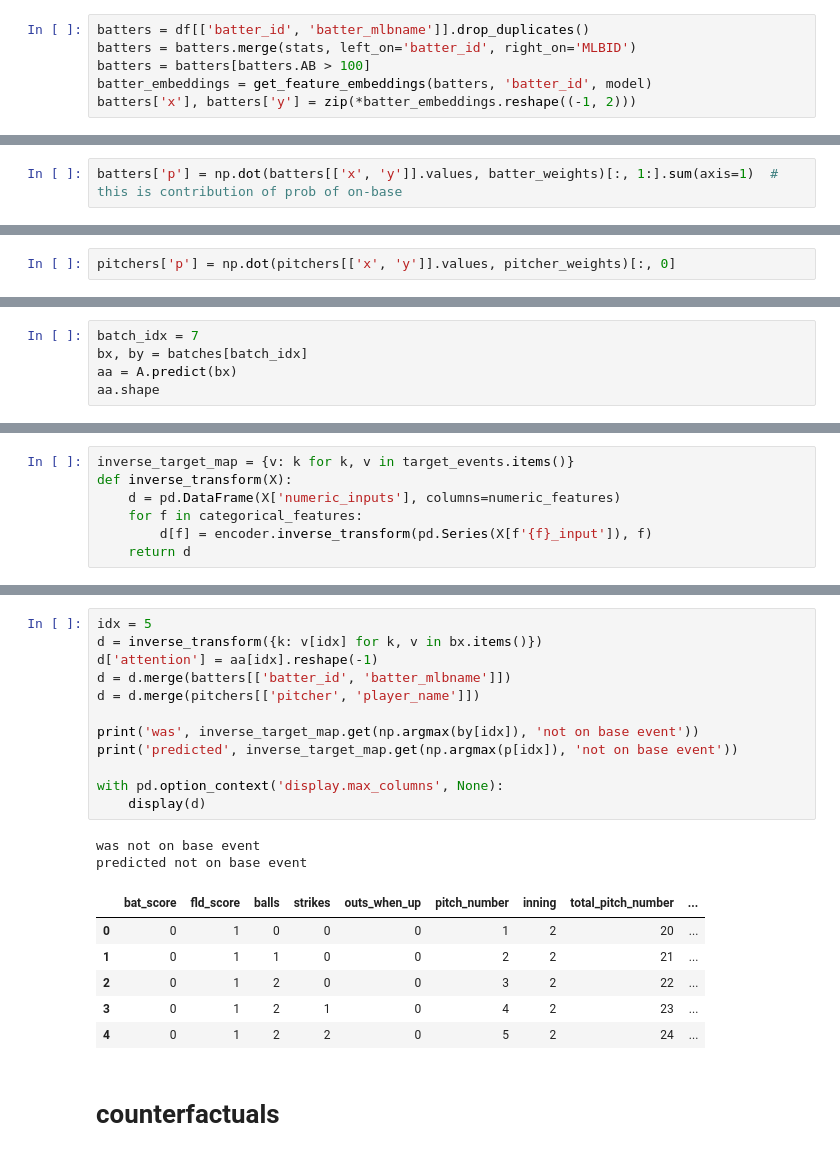
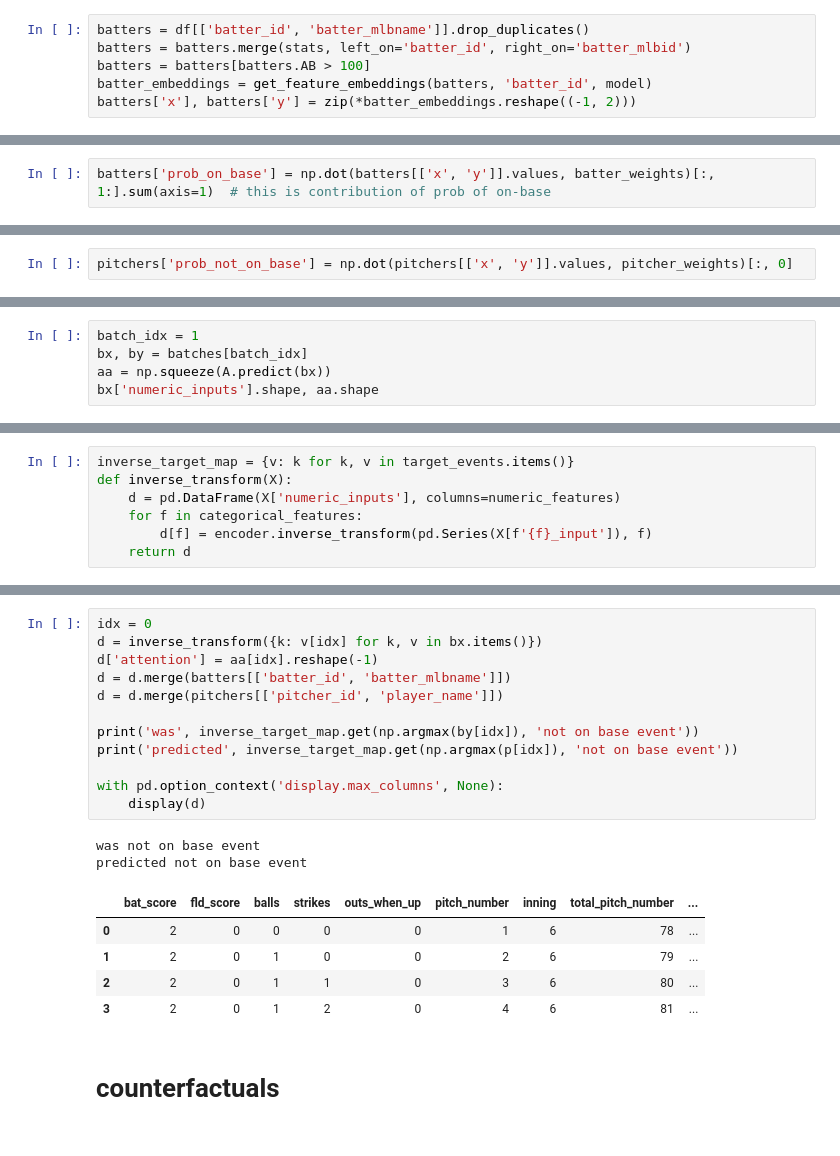
Before and after one commit to dantegates/mlb-statcast, a Jupyter notebook: deep-learning.ipynb, the cells around one changed output, grey strips where cells are left out. Drawn from its saved outputs; the diff is of its cells as text.

```diff
--- a/deep-learning.ipynb
+++ b/deep-learning.ipynb
@@ -604,6 +588,6 @@ def get_embeddings(X, model, feature):
 # %%
 batters = df[['batter_id', 'batter_mlbname']].drop_duplicates()
-batters = batters.merge(stats, left_on='batter_id', right_on='MLBID')
+batters = batters.merge(stats, left_on='batter_id', right_on='batter_mlbid')
 batters = batters[batters.AB > 100]
 batter_embeddings = get_feature_embeddings(batters, 'batter_id', model)
 batters['x'], batters['y'] = zip(*batter_embeddings.reshape((-1, 2)))
@@ -716,5 +699,5 @@ target_events
 # %%
-batters['p'] = np.dot(batters[['x', 'y']].values, batter_weights)[:, 1:].sum(axis=1)  # this is contribution of prob of on-base
+batters['prob_on_base'] = np.dot(batters[['x', 'y']].values, batter_weights)[:, 1:].sum(axis=1)  # this is contribution of prob of on-base
 # %%
 # https://gist.github.com/dela3499/e159b388258b5f1a7a3bac42fc0179fd
 
@@ -818,7 +814,7 @@ Loading BokehJS ...
 [interactive output not drawn]
 [interactive output not drawn]
 # %%
-pitchers['p'] = np.dot(pitchers[['x', 'y']].values, pitcher_weights)[:, 0]
+pitchers['prob_not_on_base'] = np.dot(pitchers[['x', 'y']].values, pitcher_weights)[:, 0]
 # %%
 # https://gist.github.com/dela3499/e159b388258b5f1a7a3bac42fc0179fd
 
@@ -888,8 +879,8 @@ pitchers.sort_values('p', ascending=False)
 # %%
 A = keras.models.Model(inputs=[numeric_input] + list(categorical_inputs), outputs=attention)
 # %%
-batch_idx = 7
+batch_idx = 1
 bx, by = batches[batch_idx]
-aa = A.predict(bx)
-aa.shape
+aa = np.squeeze(A.predict(bx))
+bx['numeric_inputs'].shape, aa.shape
 # %% [output]
@@ -926,24 +942,23 @@ def inverse_transform(X):
 # %%
-idx = 5
+idx = 0
 d = inverse_transform({k: v[idx] for k, v in bx.items()})
 d['attention'] = aa[idx].reshape(-1)
 d = d.merge(batters[['batter_id', 'batter_mlbname']])
-d = d.merge(pitchers[['pitcher', 'player_name']])
+d = d.merge(pitchers[['pitcher_id', 'player_name']])
 
 print('was', inverse_target_map.get(np.argmax(by[idx]), 'not on base event'))
 print('predicted', inverse_target_map.get(np.argmax(p[idx]), 'not on base event'))
 
 with pd.option_context('display.max_columns', None):
     display(d)
 # %% [output]
 was not on base event
 predicted not on base event
 |  | bat_score | fld_score | balls | strikes | outs_when_up | pitch_number | inning | total_pitch_number | ... |
-| 0 | 0 | 1 | 0 | 0 | 0 | 1 | 2 | 20 | ... |
-| 1 | 0 | 1 | 1 | 0 | 0 | 2 | 2 | 21 | ... |
-| 2 | 0 | 1 | 2 | 0 | 0 | 3 | 2 | 22 | ... |
-| 3 | 0 | 1 | 2 | 1 | 0 | 4 | 2 | 23 | ... |
-| 4 | 0 | 1 | 2 | 2 | 0 | 5 | 2 | 24 | ... |
+| 0 | 2 | 0 | 0 | 0 | 0 | 1 | 6 | 78 | ... |
+| 1 | 2 | 0 | 1 | 0 | 0 | 2 | 6 | 79 | ... |
+| 2 | 2 | 0 | 1 | 1 | 0 | 3 | 6 | 80 | ... |
+| 3 | 2 | 0 | 1 | 2 | 0 | 4 | 6 | 81 | ... |
 # %% [markdown]
 # counterfactuals
 # %%
```
Also changed, not shown: parts of 85 cells of this notebook.
